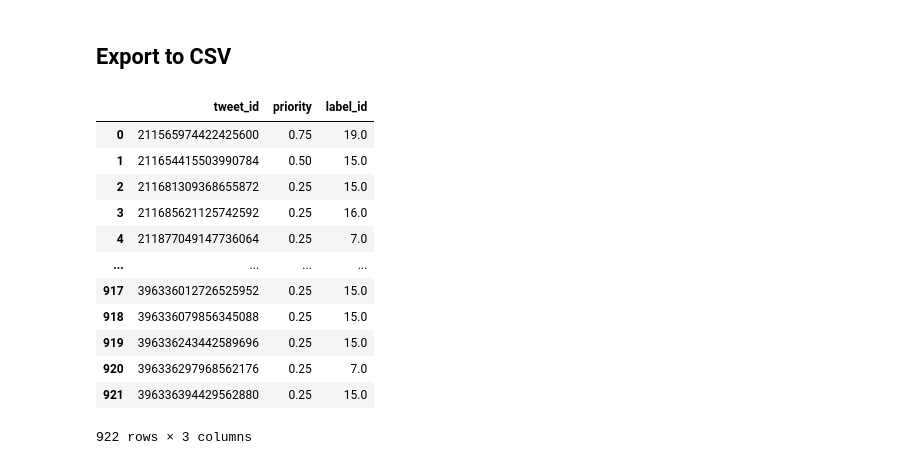
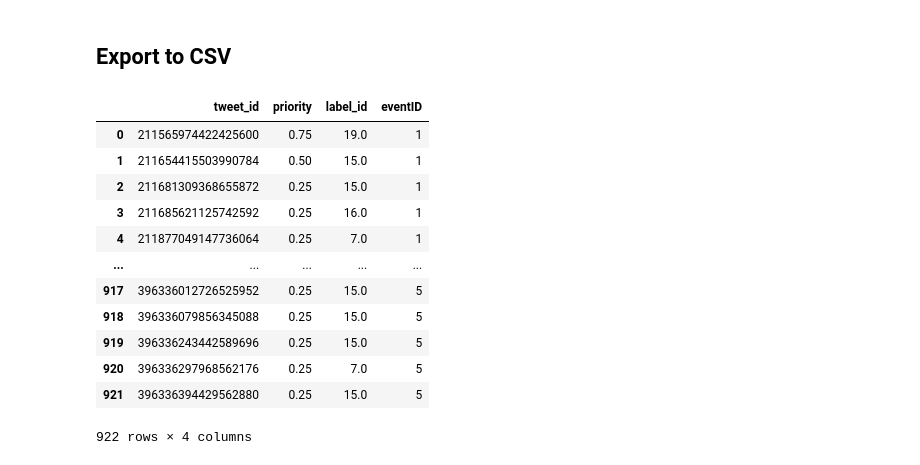
Before and after one commit to glasgowm148/Calamity, a Jupyter notebook: src/python/notebooks/1_b_Load_training_data.ipynb, the cells around one changed output. Saved outputs shown, nothing was run; the diff lists cells and outputs as text; code cells hidden in the pictures.

```diff
--- a/src/python/notebooks/1_b_Load_training_data.ipynb
+++ b/src/python/notebooks/1_b_Load_training_data.ipynb
@@ -67,5 +71,5 @@ August 2012.
 # %%
-event_ids = {}
+topic_ids = {}
 
 with open("../../../data/raw/data/2020/2020-A/topics/TRECIS-2020-A.topics", "r") as in_file:
     topic_num = ""
@@ -74,7 +78,7 @@ with open("../../../data/raw/data/2020/2020-A/topics/TRECIS-2020-A.topics", "r")
     for line in in_file:
 
         if line.strip() == "</top>":
-            event_ids[topic_id] = topic_num
+            topic_ids[topic_id] = topic_num
 
         if line.startswith("<num>"):
             topic_num = line.partition(">")[-1].partition("<")[0]
@@ -82,4 +86,4 @@ with open("../../../data/raw/data/2020/2020-A/topics/TRECIS-2020-A.topics", "r")
         if line.startswith("<dataset>"):
             topic_id = line.partition(">")[-1].partition("<")[0]
 
-#event_ids
+#topic_ids
@@ -386,3 +394,18 @@ df.loc[df['label_id'] == 6.0]
 | 779 | 379361337278988288 | 0.75 | EmergingThreats | 6.0 | TRECIS-ITR-H-Types-v4-T1 | TREC-IS Incident Tweet Routing (H... | Report-FirstPartyObservation | The user is giving an eye-witness... | High-level | ... |
 | 787 | 379370682217271296 | 0.75 | EmergingThreats | 6.0 | TRECIS-ITR-H-Types-v4-T1 | TREC-IS Incident Tweet Routing (H... | Report-FirstPartyObservation | The user is giving an eye-witness... | High-level | ... |
 | 796 | 379387966948257792 | 0.75 | EmergingThreats | 6.0 | TRECIS-ITR-H-Types-v4-T1 | TREC-IS Incident Tweet Routing (H... | Report-FirstPartyObservation | The user is giving an eye-witness... | High-level | ... |
+# %%
+df = df.drop(['exampleLowLevelTypes','postCategories','eventType','identifier','description','level','postID','postPriority','eventDescription','eventName','desc'],axis =1)
+
+df
+#clean_dataset(df)
+mapping = {'fireColorado2012': 1, 'costaRicaEarthquake2012': 2,
+          'floodColorado2013': 3, 'typhoonPablo2012': 4,
+          'laAirportShooting2013': 5, 'westTexasExplosion2013': 6,
+          'guatemalaEarthquake2012': 7, 'italyEarthquakes2012': 8,
+          'philipinnesFloods2012': 9, 'albertaFloods2013': 10,
+           'australiaBushfire2013': 11, 'bostonBombings2013': 12,
+           'siberianWildfires2019': 46
+          }
+df = df.replace({'eventID': mapping})
+df
@@ -388,0 +449,4 @@ df.loc[df['label_id'] == 6.0]
+# %%
+df = df.drop(['id','intentType','category'],axis =1)
+
+df
@@ -424,21 +484,21 @@ def clean_dataset(df):
 # %%
 clean_dataset(df)
 # Export to CSV
 #merged_df.to_csv("train.csv", index=False)
-df.to_csv("train.csv", index=False)
-df = pd.read_csv("train.csv")
+df.to_csv("topics.csv", index=False)
+df = pd.read_csv("topics.csv")
 df
 # %% [output]
-|  | tweet_id | priority | label_id |
-| 0 | 211565974422425600 | 0.75 | 19.0 |
-| 1 | 211654415503990784 | 0.50 | 15.0 |
-| 2 | 211681309368655872 | 0.25 | 15.0 |
-| 3 | 211685621125742592 | 0.25 | 16.0 |
-| 4 | 211877049147736064 | 0.25 | 7.0 |
-| ... | ... | ... | ... |
-| 917 | 396336012726525952 | 0.25 | 15.0 |
-| 918 | 396336079856345088 | 0.25 | 15.0 |
-| 919 | 396336243442589696 | 0.25 | 15.0 |
-| 920 | 396336297968562176 | 0.25 | 7.0 |
-| 921 | 396336394429562880 | 0.25 | 15.0 |
+|  | tweet_id | priority | label_id | eventID |
+| 0 | 211565974422425600 | 0.75 | 19.0 | 1 |
+| 1 | 211654415503990784 | 0.50 | 15.0 | 1 |
+| 2 | 211681309368655872 | 0.25 | 15.0 | 1 |
+| 3 | 211685621125742592 | 0.25 | 16.0 | 1 |
+| 4 | 211877049147736064 | 0.25 | 7.0 | 1 |
+| ... | ... | ... | ... | ... |
+| 917 | 396336012726525952 | 0.25 | 15.0 | 5 |
+| 918 | 396336079856345088 | 0.25 | 15.0 | 5 |
+| 919 | 396336243442589696 | 0.25 | 15.0 | 5 |
+| 920 | 396336297968562176 | 0.25 | 7.0 | 5 |
+| 921 | 396336394429562880 | 0.25 | 15.0 | 5 |
-922 rows × 3 columns
+922 rows × 4 columns
```
Also changed, not shown: parts of 14 cells of this notebook, 29 other files.
